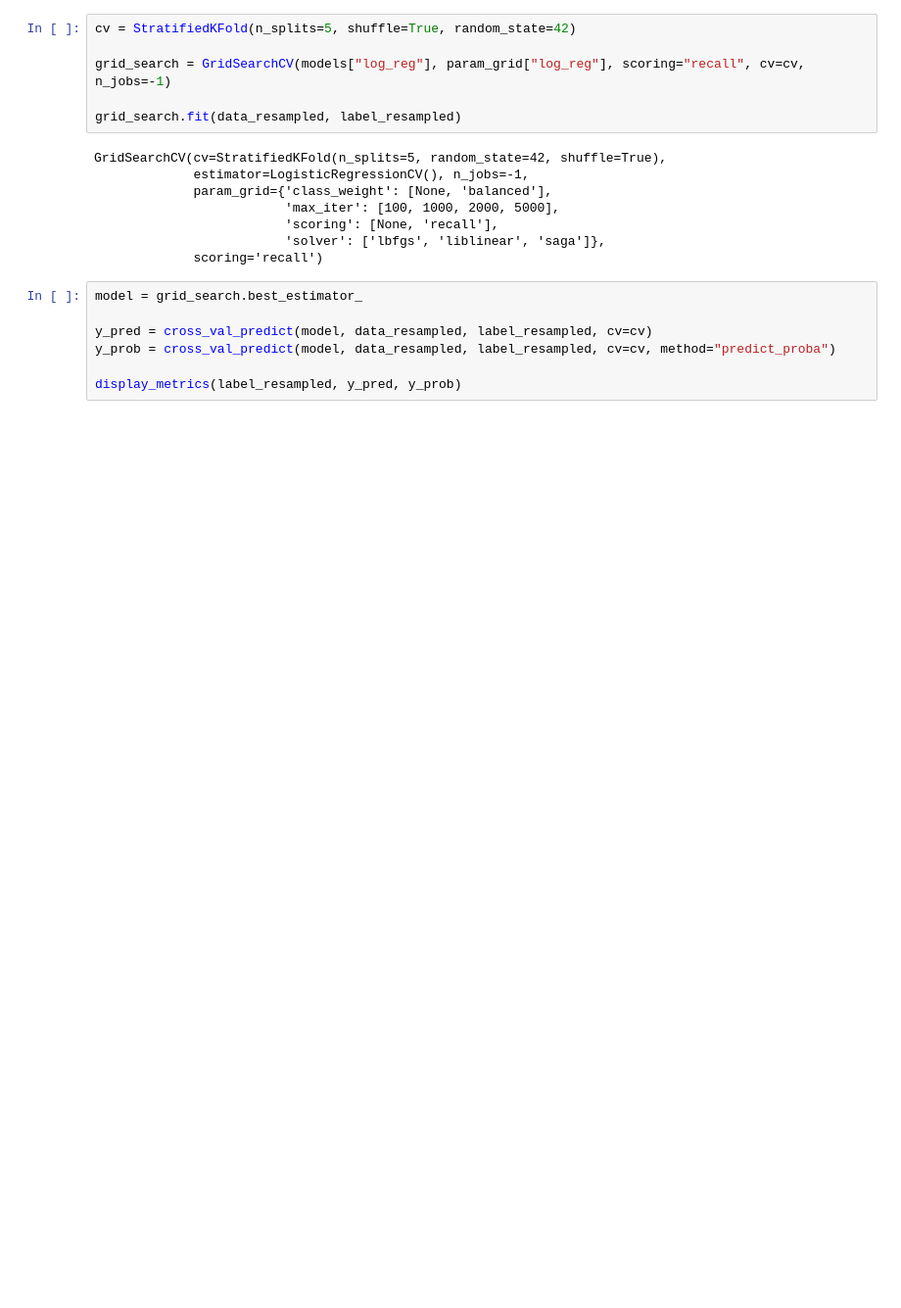
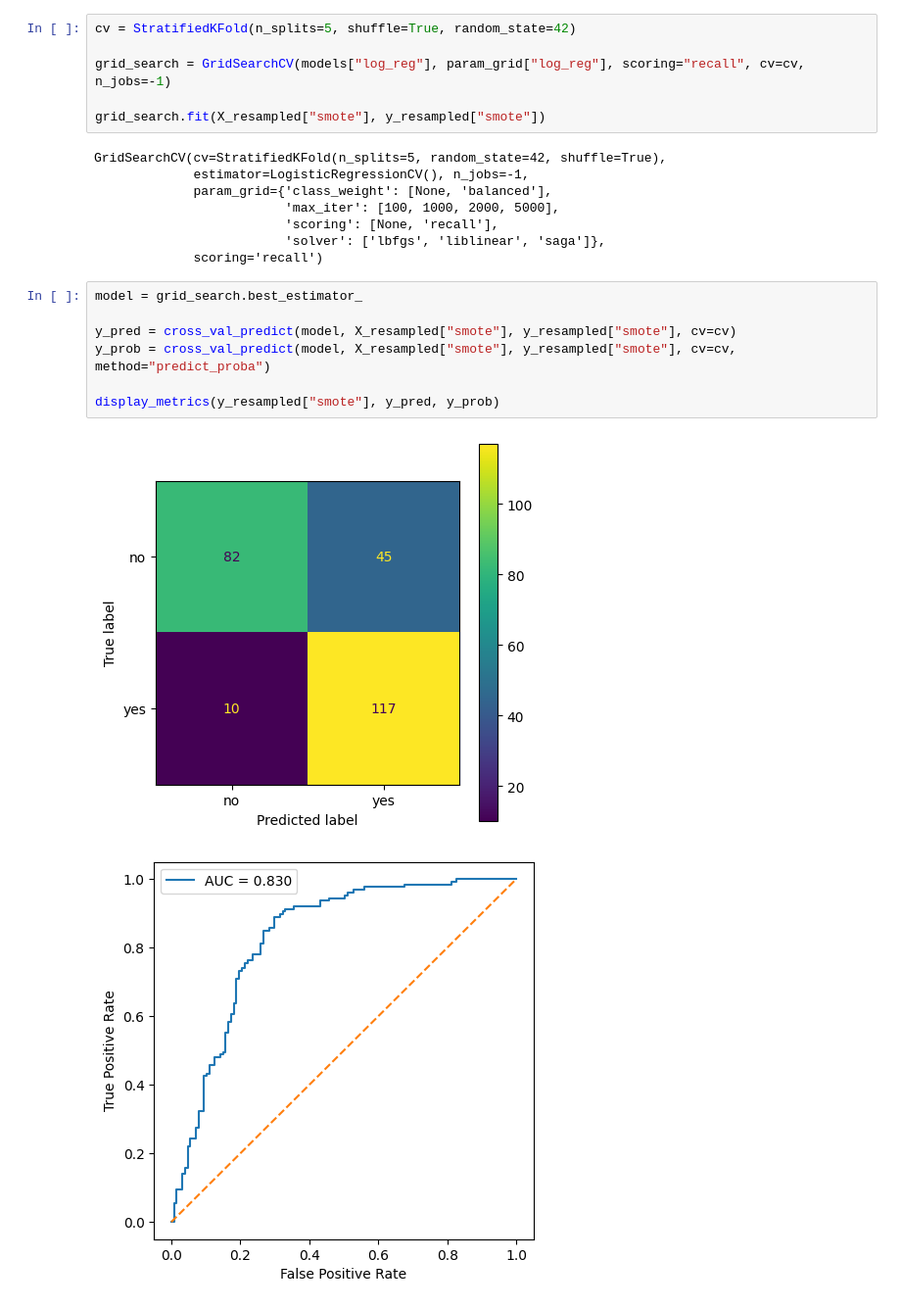
Before and after one commit to Meidical/challenge-2, a Jupyter notebook: notebooks/experiment/relapse/relapse-preprocessing-v2.ipynb, the cells around one changed output. Shown at 98% size. Cells and saved outputs as stored; diff of their text form; blank space fills up the shorter version.

```diff
--- a/notebooks/experiment/relapse/relapse-preprocessing-v2.ipynb
+++ b/notebooks/experiment/relapse/relapse-preprocessing-v2.ipynb
@@ -322,7 +354,7 @@ cv = StratifiedKFold(n_splits=5, shuffle=True, random_state=42)
 
 grid_search = GridSearchCV(models["log_reg"], param_grid["log_reg"], scoring="recall", cv=cv, n_jobs=-1)
 
-grid_search.fit(data_resampled, label_resampled)
+grid_search.fit(X_resampled["smote"], y_resampled["smote"])
 # %% [output]
 GridSearchCV(cv=StratifiedKFold(n_splits=5, random_state=42, shuffle=True),
              estimator=LogisticRegressionCV(), n_jobs=-1,
@@ -334,7 +366,10 @@ GridSearchCV(cv=StratifiedKFold(n_splits=5, random_state=42, shuffle=True),
 # %%
 model = grid_search.best_estimator_
 
-y_pred = cross_val_predict(model, data_resampled, label_resampled, cv=cv)
-y_prob = cross_val_predict(model, data_resampled, label_resampled, cv=cv, method="predict_proba")
+y_pred = cross_val_predict(model, X_resampled["smote"], y_resampled["smote"], cv=cv)
+y_prob = cross_val_predict(model, X_resampled["smote"], y_resampled["smote"], cv=cv, method="predict_proba")
 
-display_metrics(label_resampled, y_pred, y_prob)
+display_metrics(y_resampled["smote"], y_pred, y_prob)
+# %% [output]
+[figure, added]
+[figure, added]
```
Also changed, not shown: parts of 14 cells of this notebook, 2 other files.
